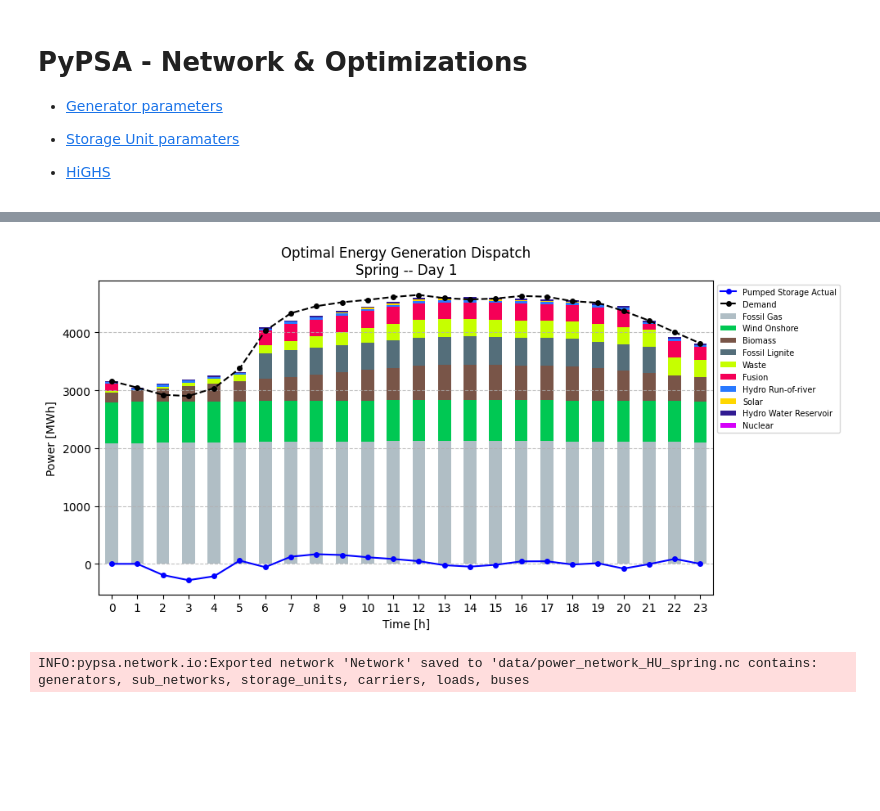
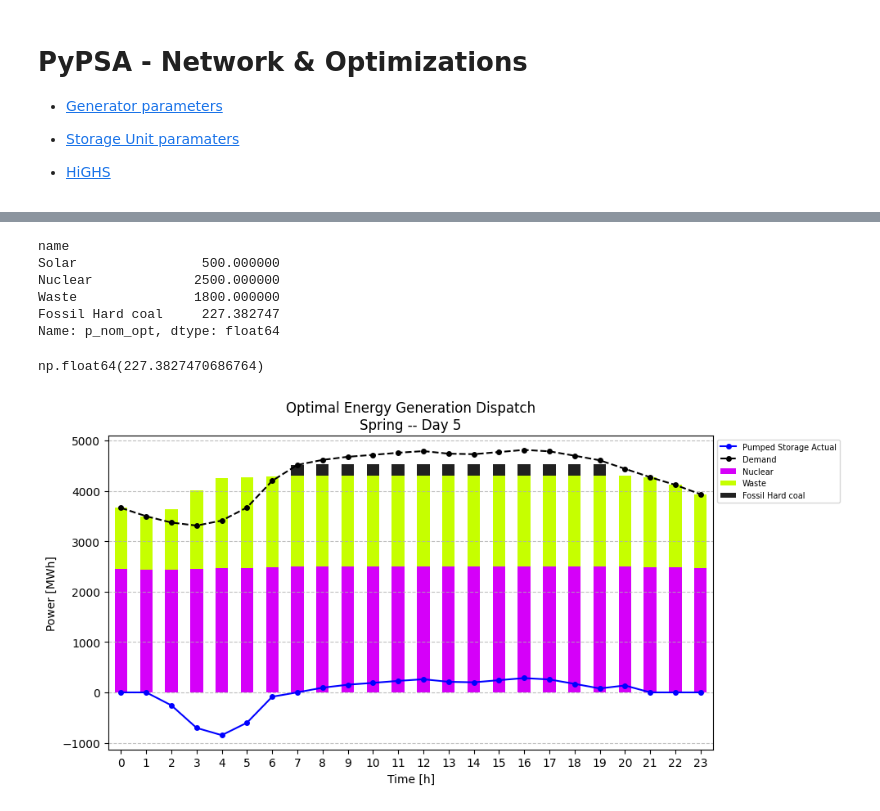
Before and after one commit to menkobalazs/power-systems-analysis, a Jupyter notebook: 01_pypsa_sandbox.ipynb, the cells around one changed output, grey strips where cells are left out. Saved outputs shown, nothing was run; the diff lists cells and outputs as text; code cells hidden in the pictures; blank space fills up the shorter version.

```diff
--- a/01_pypsa_sandbox.ipynb
+++ b/01_pypsa_sandbox.ipynb
@@ -53,0 +48,25 @@ change_costs(costs_generator, ['Nuclear'], ['operation'],
+# %%
+# Create a subset
+subset = ['Solar', 'Nuclear', 'Waste', 'Fossil Hard coal']
+pg, cg = pd.DataFrame([]), {}
+for s in subset:
+    pg[s] = potentials_generator[s]
+    cg[s] = costs_generator[s]
+
+potentials_generator, costs_generator = pg, cg
+### Modifciations:
+potentials_generator.loc["p_nom_max", 'Waste']=1800
+potentials_generator.loc["p_nom_min", 'Waste']=1000
+potentials_generator.loc["p_nom", 'Waste']=1000
+
+potentials_generator.loc["p_nom_max", 'Nuclear']=2500
+potentials_generator.loc["p_nom_min", 'Nuclear']=1900
+
+potentials_generator.loc["p_nom_min", 'Solar']=500
+
+potentials_generator.loc["p_nom_max", 'Fossil Hard coal']=20000
+potentials_generator.loc["p_nom", 'Fossil Hard coal']=0
+costs_generator['Fossil Hard coal']['capital']+=20000
+costs_generator['Fossil Hard coal']['operation']+=10000
+
+potentials_generator
@@ -196,9 +238,18 @@ INFO:pypsa.optimization.optimize:The shadow-prices of the constraints Generator-
-# %%
-if result[0] == 'ok':
-    plot_generator_t(network, [dates], season='Spring', day=1, colors=tech_colors, demand=demand)
-# %% [output]
-[figure, removed]
-# %%
-_ = network.export_to_netcdf("data/power_network_HU_spring.nc")
-# %% [output]
-INFO:pypsa.network.io:Exported network 'Network' saved to 'data/power_network_HU_spring.nc contains: generators, sub_networks, storage_units, carriers, loads, buses
+# %%
+network.generators.p_nom_opt
+# %% [output]
+name
+Solar                500.000000
+Nuclear             2500.000000
+Waste               1800.000000
+Fossil Hard coal     227.382747
+Name: p_nom_opt, dtype: float64
+# %%
+network.generators_t.p['Fossil Hard coal'].values.max()
+# %% [output]
+np.float64(227.3827470686764)
+# %%
+if result[0] == 'ok':
+    plot_generator_t(network, [dates], season='Spring', day=5, colors=tech_colors, demand=demand)
+# %% [output]
+[figure, added]
```
Also changed, not shown: parts of 5 cells of this notebook.
